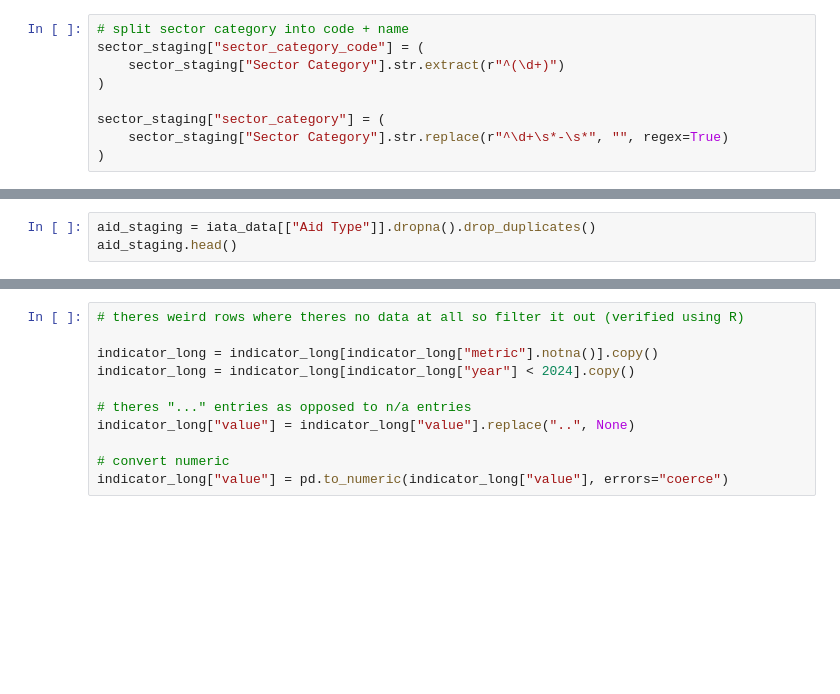
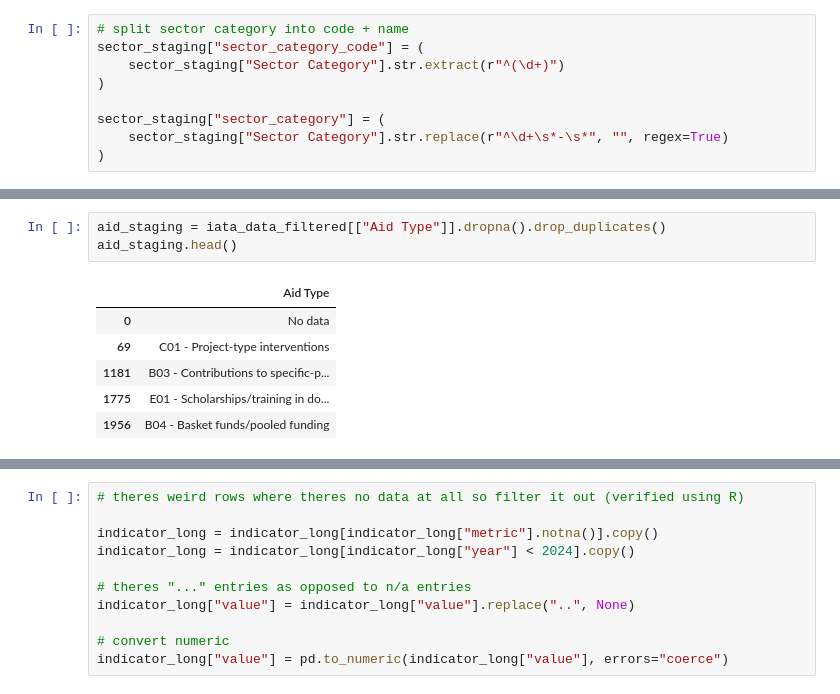
Before and after one commit to kirbt/INFO430-datawarehouse, a Jupyter notebook: iata_ETL.ipynb, the cells around one changed output, grey strips where cells are left out. Saved outputs shown, nothing was run; the diff lists cells and outputs as text; blank space fills up the shorter version.

```diff
--- a/iata_ETL.ipynb
+++ b/iata_ETL.ipynb
@@ -265,6 +407,13 @@ dim_sector.head()
 # %%
-aid_staging = iata_data[["Aid Type"]].dropna().drop_duplicates()
+aid_staging = iata_data_filtered[["Aid Type"]].dropna().drop_duplicates()
 aid_staging.head()
+# %% [output]
+|  | Aid Type |
+| 0 | No data |
+| 69 | C01 - Project-type interventions |
+| 1181 | B03 - Contributions to specific-p... |
+| 1775 | E01 - Scholarships/training in do... |
+| 1956 | B04 - Basket funds/pooled funding |
 # %%
 # split aid type into code and name
 
```
Also changed, not shown: parts of 47 cells of this notebook.
